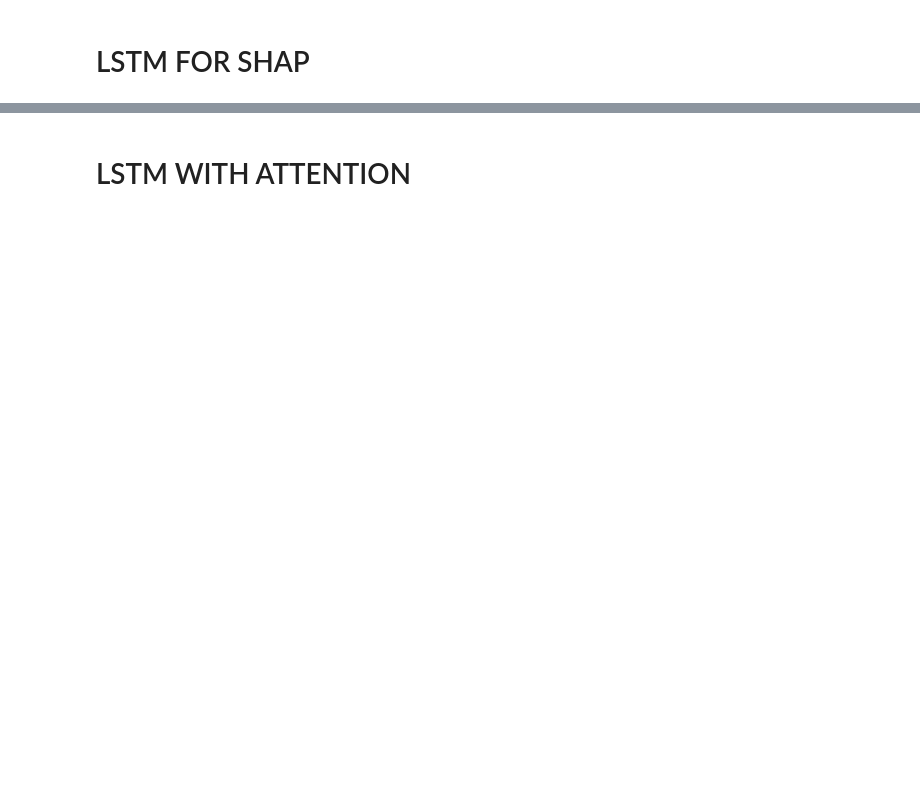
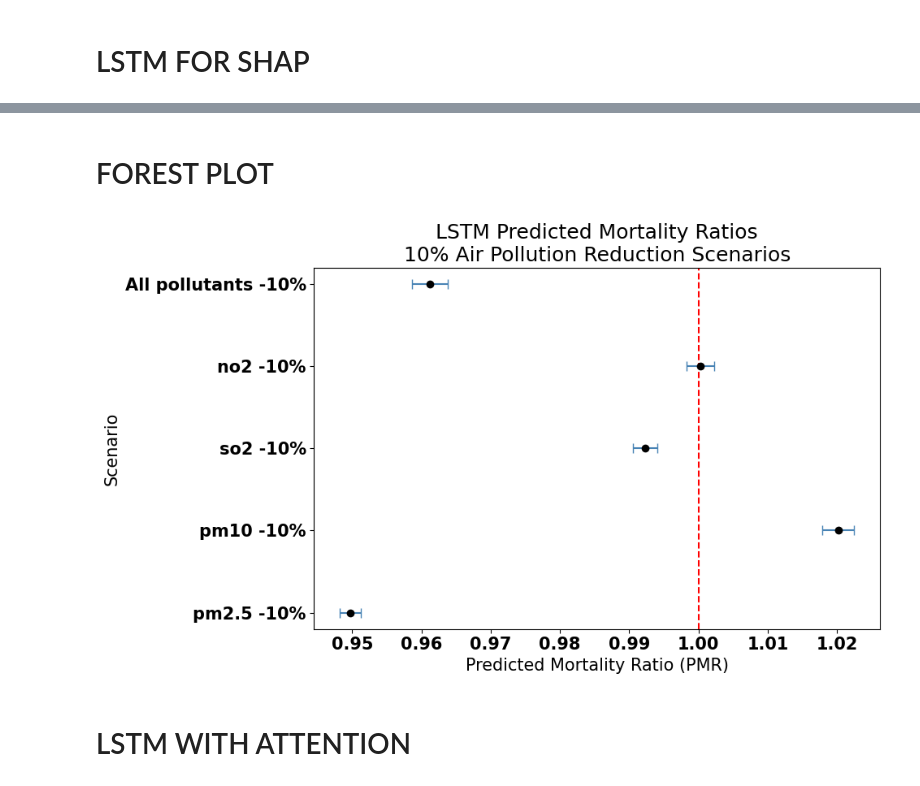
Before and after one commit to Rirhandzu-Novela/Highveld-air-pollution-prediction-health-impacts, a Jupyter notebook: Mortality_Python/Morta-Prediction-LSTM.ipynb, the cells around one changed output, grey strips where cells are left out. Drawn from its saved outputs; the diff is of its cells as text; code cells hidden in the pictures; blank space fills up the shorter version.

```diff
--- a/Mortality_Python/Morta-Prediction-LSTM.ipynb
+++ b/Mortality_Python/Morta-Prediction-LSTM.ipynb
@@ -209,0 +371,17 @@ shap.summary_plot(shap_values, X_test_sample_flattened, feature_names=flattened_
+# %%
+results_df = pd.concat(
+    [single_results, mixture_results],
+    ignore_index=True
+)
+
+results_df = results_df.round(5)
+
+print("\nPMR RESULTS")
+print(results_df)
+
+results_df.to_csv(
+    "lstm_pmr_10percent_reduction.csv",
+    index=False
+)
+
+print("\nSaved: lstm_pmr_10percent_reduction.csv")
@@ -210,3 +398,47 @@ shap.summary_plot(shap_values, X_test_sample_flattened, feature_names=flattened_
+# %% [markdown]
+# FOREST PLOT
+# %%
+plt.figure(figsize=(10, 6))
+
+y_pos = np.arange(len(results_df))
+
+plt.errorbar(
+    results_df["PMR"],
+    y_pos,
+    xerr=[
+        results_df["PMR"] - results_df["CI Lower"],
+        results_df["CI Upper"] - results_df["PMR"]
+    ],
+    fmt='o',
+    color='black',
+    ecolor='steelblue',
+    capsize=4)
+
+plt.axvline(
+    1.0,
+    linestyle='--',
+    color='red')
+
+plt.yticks(
+    y_pos,
+    results_df["Scenario"])
+
+plt.xlabel("Predicted Mortality Ratio (PMR)")
+plt.ylabel("Scenario")
+
+plt.title(
+    "LSTM Predicted Mortality Ratios\n"
+    "10% Air Pollution Reduction Scenarios")
+
+plt.tight_layout()
+
+plt.savefig(
+    "lstm_pmr_10percent_reduction.png",
+    dpi=300)
+
+plt.show()
+# %% [output]
+[figure, added]
 # %% [markdown]
 # LSTM WITH ATTENTION
 # %%
```
Also changed, not shown: parts of 23 cells of this notebook, 24 other files.
